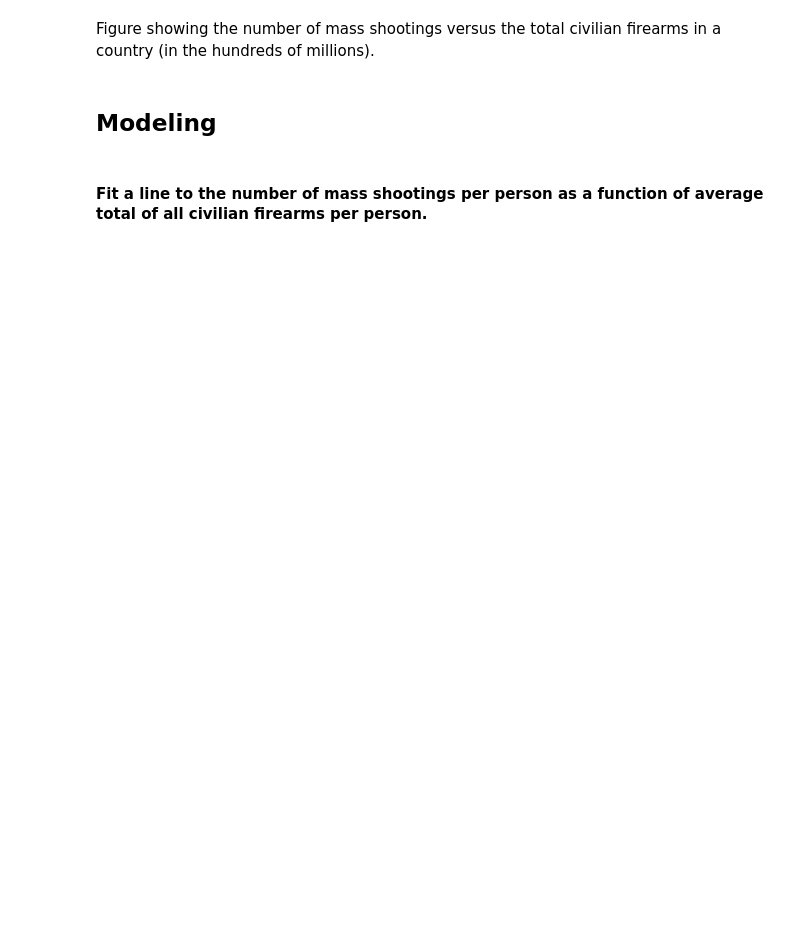
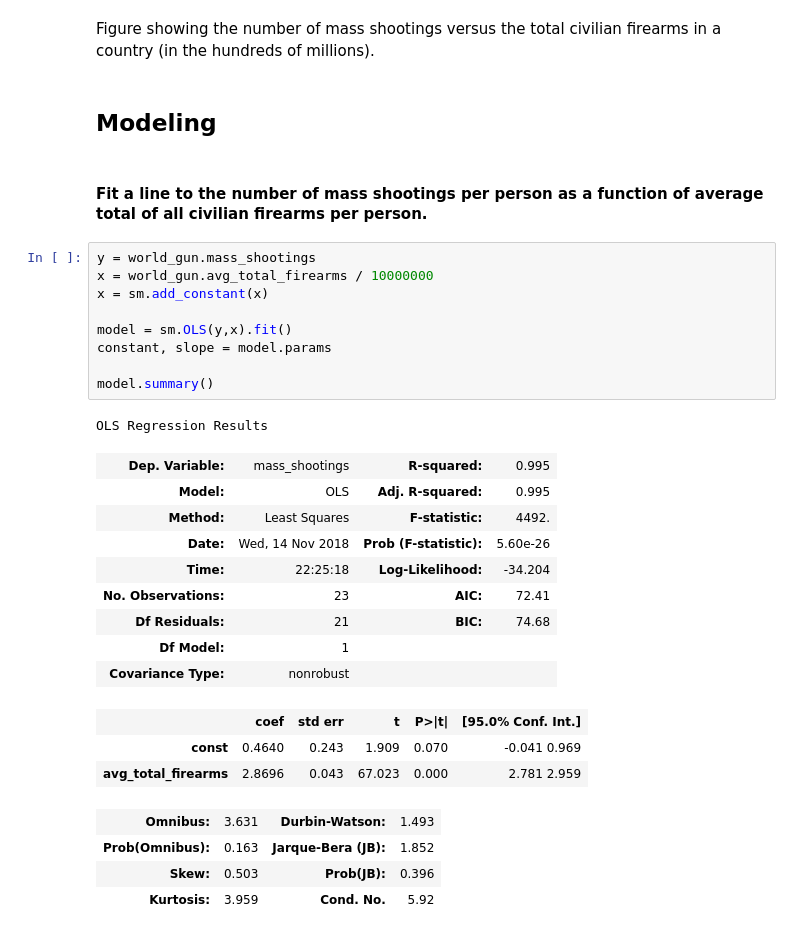
Before and after one commit to tharma3/PUI2018_mrn291, a Jupyter notebook: HW9_mrn291/Assignment_3.ipynb, the cells around one changed output. Drawn from its saved outputs; the diff is of its cells as text; blank space fills up the shorter version.

```diff
--- a/HW9_mrn291/Assignment_3.ipynb
+++ b/HW9_mrn291/Assignment_3.ipynb
@@ -307,3 +308,30 @@ Figure showing the number of mass shootings versus the total civilian firearms i
 ## Modeling
 # %% [markdown]
 #### Fit a line to the number of mass shootings per person as a function of average total of all civilian firearms per person.
+# %%
+y = world_gun.mass_shootings
+x = world_gun.avg_total_firearms / 10000000
+x = sm.add_constant(x)
+
+model = sm.OLS(y,x).fit()
+constant, slope = model.params
+
+model.summary()
+# %% [output]
+OLS Regression Results
+| Dep. Variable: | mass_shootings | R-squared: | 0.995 |
+| Model: | OLS | Adj. R-squared: | 0.995 |
+| Method: | Least Squares | F-statistic: | 4492. |
+| Date: | Wed, 14 Nov 2018 | Prob (F-statistic): | 5.60e-26 |
+| Time: | 22:25:18 | Log-Likelihood: | -34.204 |
+| No. Observations: | 23 | AIC: | 72.41 |
+| Df Residuals: | 21 | BIC: | 74.68 |
+| Df Model: | 1 |  |  |
+| Covariance Type: | nonrobust |  |  |
+|  | coef | std err | t | P>|t| | [95.0% Conf. Int.] |
+| const | 0.4640 | 0.243 | 1.909 | 0.070 | -0.041 0.969 |
+| avg_total_firearms | 2.8696 | 0.043 | 67.023 | 0.000 | 2.781 2.959 |
+| Omnibus: | 3.631 | Durbin-Watson: | 1.493 |
+| Prob(Omnibus): | 0.163 | Jarque-Bera (JB): | 1.852 |
+| Skew: | 0.503 | Prob(JB): | 0.396 |
+| Kurtosis: | 3.959 | Cond. No. | 5.92 |
```
Also changed, not shown: parts of 16 cells of this notebook.
